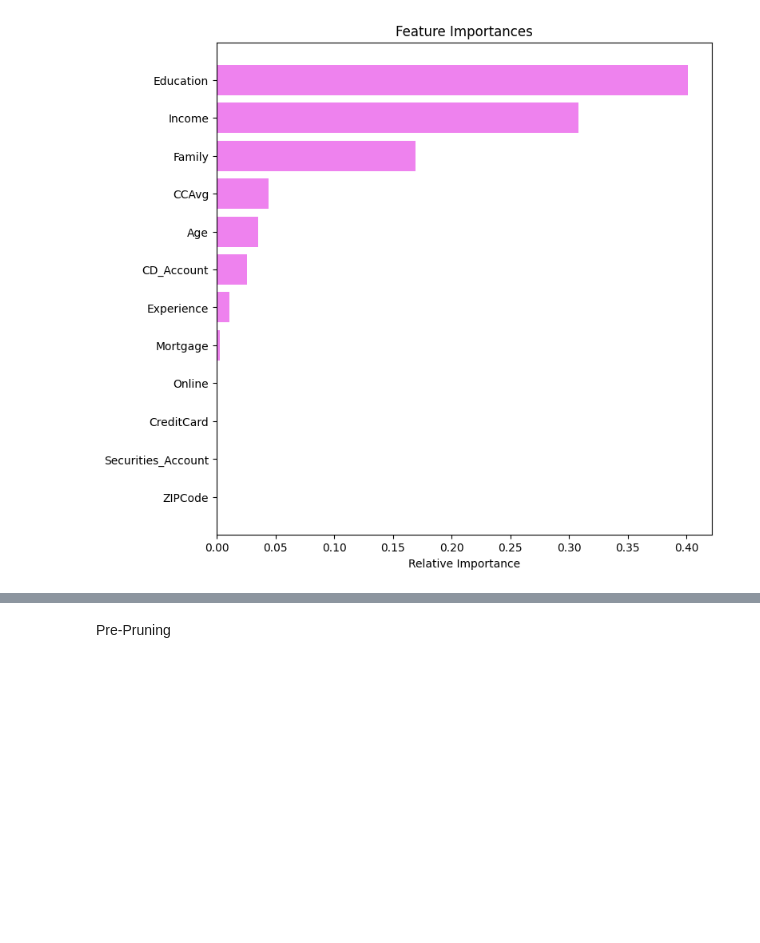
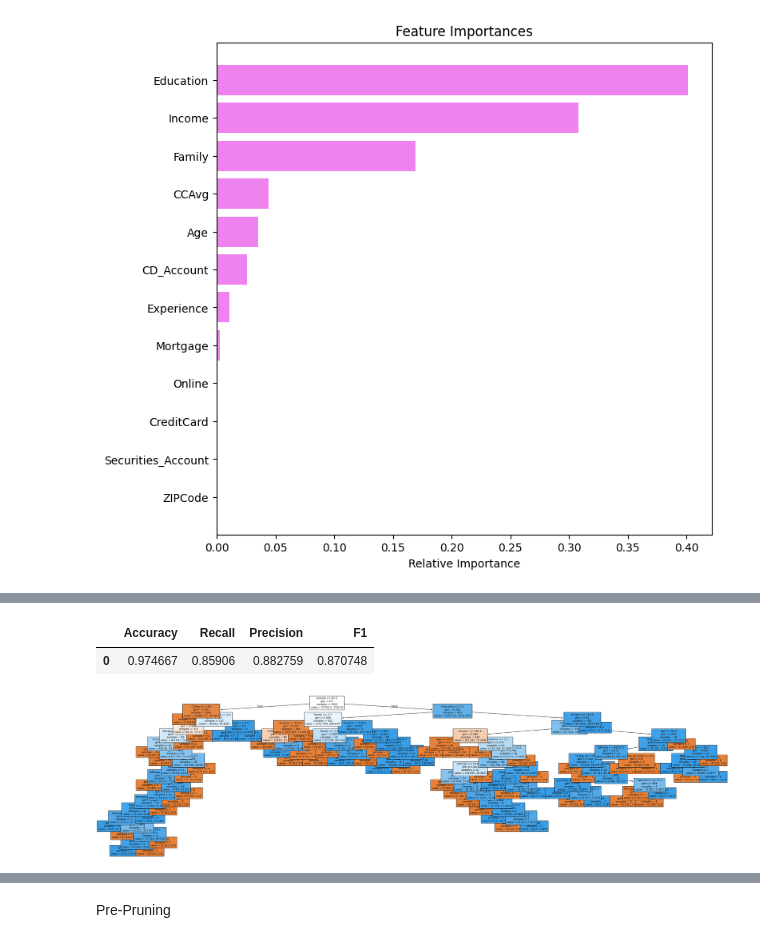
Before and after one commit to AkshayGovindaraj/GoogleColab, a Jupyter notebook: AIML_ML_Project_Full_Code_Notebookv1.ipynb, the cells around one changed output, grey strips where cells are left out. Saved outputs shown, nothing was run; the diff lists cells and outputs as text; code cells hidden in the pictures; blank space fills up the shorter version.

```diff
--- a/AIML_ML_Project_Full_Code_Notebookv1.ipynb
+++ b/AIML_ML_Project_Full_Code_Notebookv1.ipynb
@@ -477,0 +510,27 @@ plt.show()
+# %%
+decision_tree_perf_test = model_performance_classification_sklearn(
+    model3, X_test, y_test
+)
+decision_tree_perf_test
+# %% [output]
+|  | Accuracy | Recall | Precision | F1 |
+| 0 | 0.974667 | 0.85906 | 0.882759 | 0.870748 |
+# %%
+plt.figure(figsize=(40, 10))
+out = tree.plot_tree(
+    model3,
+    feature_names=data.columns,
+    filled=True,
+    fontsize=9,
+    node_ids=False,
+    class_names=None,
+)
+# below code will add arrows to the decision tree split if they are missing
+for o in out:
+    arrow = o.arrow_patch
+    if arrow is not None:
+        arrow.set_edgecolor("black")
+        arrow.set_linewidth(1)
+plt.show()
+# %% [output]
+[figure, added]
```
Also changed, not shown: parts of 24 cells of this notebook.
